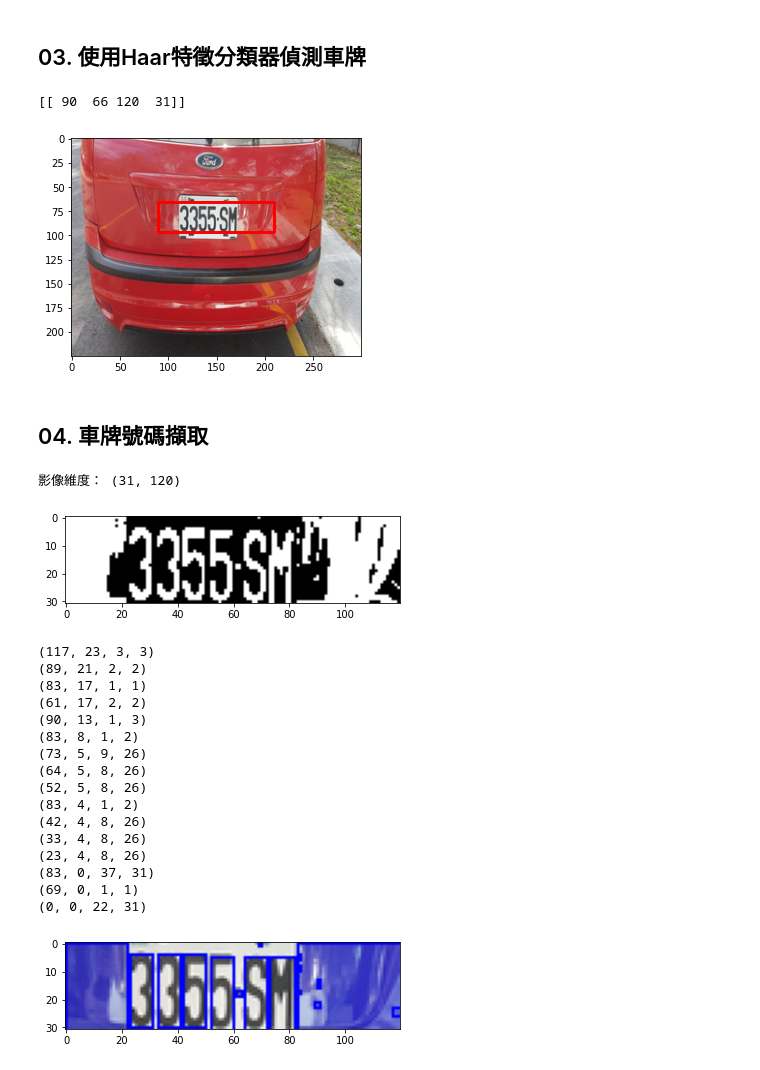
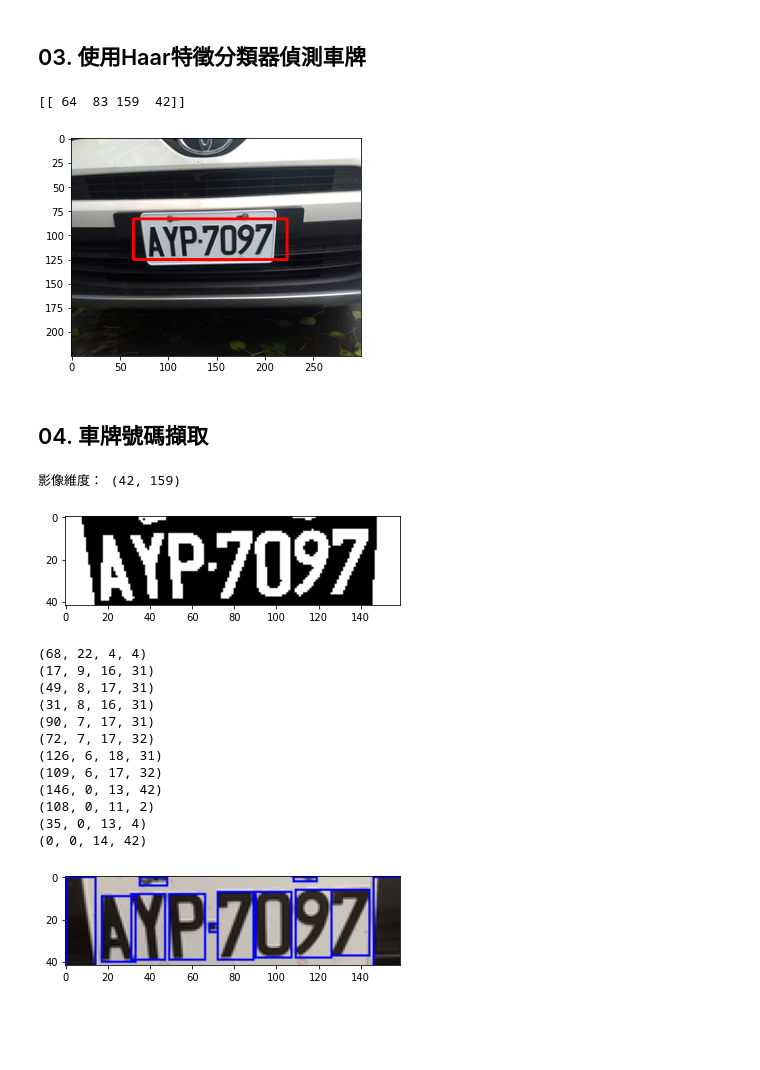
Before and after one commit to j82887/Artificial-Intelligence, a Jupyter notebook: 19_Implementation/04_Car_License_Plate/02_Haar Object Detection - License plate .ipynb, the cells around one changed output. Cells and saved outputs as stored; diff of their text form; code cells hidden in the pictures; blank space fills up the shorter version.

```diff
--- a/19_Implementation/04_Car_License_Plate/02_Haar Object Detection - License plate .ipynb
+++ b/19_Implementation/04_Car_License_Plate/02_Haar Object Detection - License plate .ipynb
@@ -29,33 +29,33 @@ print(cv2.__version__)
 # %%
 import cv2
 import matplotlib.pyplot as plt
-img_path = 'carPlate/resize007.bmp'
+img_path = 'carPlate/resize003.bmp'
 
 img = cv2.imread(img_path)
 detector = cv2.CascadeClassifier("License_Plate_Haar_cascade.xml")
-signs = detector.detectMultiScale(img, minSize = (76, 20), scaleFactor = 1.1, minNeighbors=5)
+signs = detector.detectMultiScale(img, minSize = (76, 20), scaleFactor = 1.1, minNeighbors=8)
 
 if len(signs) > 0:
     for (sx, sy, sw, sh) in signs:
         cv2.rectangle(img, (sx, sy), (sx+sw, sy+sh), (0, 0, 255), 2)
         print(signs)
 else:
     print('沒有辨識到車牌!')
 
 '''
 ===============
 OpenCV 讀取影像
 ===============
 cv2.imshow('Frame', img)
 cv2.waitKey(0)
 cv2.destroyAllWindows()
 '''
 
 plt.imshow(cv2.cvtColor(img, cv2.COLOR_BGR2RGB))
 plt.show()
 # %% [output]
-[[ 90  66 120  31]]
+[[ 64  83 159  42]]
-[figure, old version]
+[figure, new version]
 # %% [markdown]
 ## 04. 車牌號碼擷取
 # %%
@@ -69,8 +69,8 @@ print('影像維度：',binary_img.shape)
 plt.imshow(binary_img, cmap='gray')
 plt.show()
 # %% [output]
-影像維度： (31, 120)
+影像維度： (42, 159)
-[figure, old version]
+[figure, new version]
 # %%
 img = cv2.imread(img_path)
 crop_img = img[sy:sy+sh, sx:sx+sw]
@@ -84,23 +84,19 @@ for i in range(len(contours)):
 plt.imshow(crop_img)
 plt.show()
 # %% [output]
-(117, 23, 3, 3)
-(89, 21, 2, 2)
-(83, 17, 1, 1)
-(61, 17, 2, 2)
-(90, 13, 1, 3)
-(83, 8, 1, 2)
-(73, 5, 9, 26)
-(64, 5, 8, 26)
-(52, 5, 8, 26)
-(83, 4, 1, 2)
-(42, 4, 8, 26)
-(33, 4, 8, 26)
-(23, 4, 8, 26)
-(83, 0, 37, 31)
-(69, 0, 1, 1)
-(0, 0, 22, 31)
+(68, 22, 4, 4)
+(17, 9, 16, 31)
+(49, 8, 17, 31)
+(31, 8, 16, 31)
+(90, 7, 17, 31)
+(72, 7, 17, 32)
+(126, 6, 18, 31)
+(109, 6, 17, 32)
+(146, 0, 13, 42)
+(108, 0, 11, 2)
+(35, 0, 13, 4)
+(0, 0, 14, 42)
-[figure, old version]
+[figure, new version]
 # %%
 img = cv2.imread(img_path)
 crop_img = img[sy:sy+sh, sx:sx+sw]
```
Also changed, not shown: parts of 1 cell of this notebook, 1 other file.
